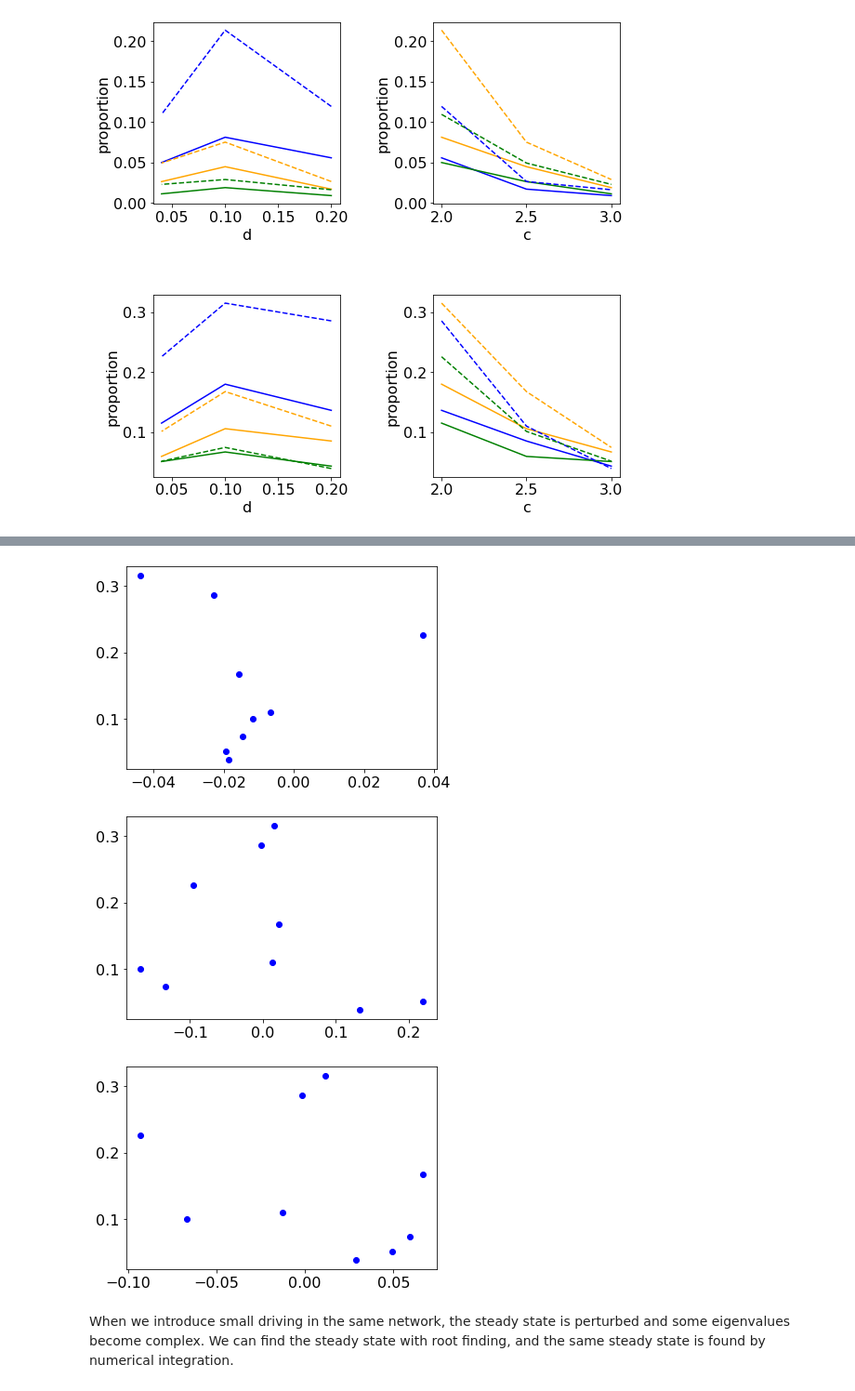
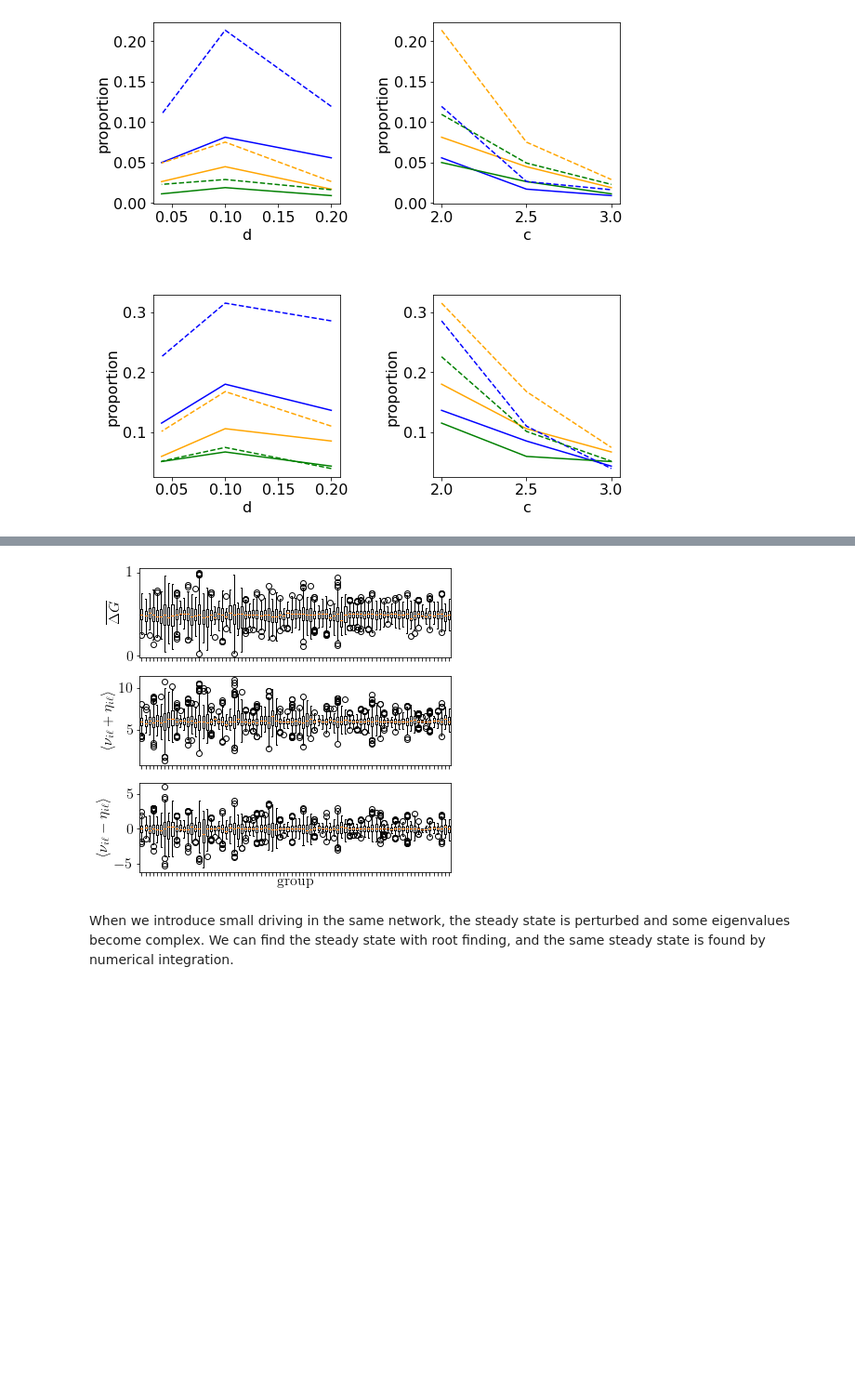
Before and after one commit to znicolaou/rmtchem, a Jupyter notebook: rmtchem.ipynb, the cells around one changed output, grey strips where cells are left out. Shown at 93% size. Cells and saved outputs as stored; diff of their text form; code cells hidden in the pictures; blank space fills up the shorter version.

```diff
--- a/rmtchem.ipynb
+++ b/rmtchem.ipynb
@@ -229,14 +195,62 @@ plt.show()
-# %%
-plt.plot((vals[:,9]-vals[:,10])/(vals[:,0]*vals[:,1])*vals[:,2],vals[:,8]/vals[:,6],'bo')
-plt.show()
-plt.plot((vals[:,11]-vals[:,12])/(vals[:,0]*vals[:,1])*vals[:,2],vals[:,8]/vals[:,6],'bo')
-plt.show()
-plt.plot((vals[:,13]-vals[:,14])/(vals[:,0]*vals[:,1])*vals[:,2],vals[:,8]/vals[:,6],'bo')
-plt.show()
-# %% [output]
-[figure, removed]
-[figure, removed]
-[figure, removed]
+# %%
+ns=[50,100,200]
+cs=[2,2.5,3]
+ds=[5,10,25]
+
+
+plt.subplots(3,1,figsize=(6,6))
+
+plt.subplot(3,1,1)
+plt.tick_params(axis='x', which='both', bottom=True,  top=False, labelbottom=False)
+plots=[]
+for n in ns:
+    for c in cs:
+        for d in ds:
+            vals=np.loadtxt('data/'+str(n)+'_'+str(c)+'_'+str(d)+'.txt')
+            plots.append(vals[np.where(vals[:,5]==0.)[0],8]/(n/d))
+            plots.append(vals[np.where(vals[:,5]==1.)[0],8]/(n/d))
+            plots.append(vals[np.where(vals[:,5]==2.)[0],8]/(n/d))
+
+# plt.xlabel('group')
+plt.xticks([])
+plt.ylabel('$\overline{\Delta G}$')
+plt.boxplot(plots)
+
+plt.subplot(3,1,2)
+plt.tick_params(axis='x', which='both', bottom=True,  top=False, labelbottom=False)
+plots=[]
+for n in ns:
+    for c in cs:
+        for d in ds:
+            vals=np.loadtxt('data/'+str(n)+'_'+str(c)+'_'+str(d)+'.txt')
+            plots.append((vals[np.where(vals[:,5]==0.)[0],6]+vals[np.where(vals[:,5]==0.)[0],7])/(n/d*c))
+            plots.append((vals[np.where(vals[:,5]==1.)[0],6]+vals[np.where(vals[:,5]==1.)[0],7])/(n/d*c))
+            plots.append((vals[np.where(vals[:,5]==2.)[0],6]+vals[np.where(vals[:,5]==2.)[0],7])/(n/d*c))
+
+# plt.xlabel('group')
+plt.xticks([])
+plt.ylabel(r'$\langle \nu_{i\ell}+\eta_{i\ell} \rangle$')
+plt.boxplot(plots)
+
+plt.subplot(3,1,3)
+plt.tick_params(axis='x', which='both', bottom=True,  top=False, labelbottom=False)
+plots=[]
+for n in ns:
+    for c in cs:
+        for d in ds:
+            vals=np.loadtxt('data/'+str(n)+'_'+str(c)+'_'+str(d)+'.txt')
+            plots.append((vals[np.where(vals[:,5]==0.)[0],6]-vals[np.where(vals[:,5]==0.)[0],7])/(n/d*c))
+            plots.append((vals[np.where(vals[:,5]==1.)[0],6]-vals[np.where(vals[:,5]==1.)[0],7])/(n/d*c))
+            plots.append((vals[np.where(vals[:,5]==2.)[0],6]-vals[np.where(vals[:,5]==2.)[0],7])/(n/d*c))
+
+plt.xlabel('group')
+plt.ylabel(r'$\langle \nu_{i\ell}-\eta_{i\ell} \rangle$')
+plt.boxplot(plots)
+
+plt.savefig('plots/fig4.pdf')
+plt.show()
+# %% [output]
+[figure, added]
 # %% [markdown]
 When we introduce small driving in the same network, the steady state is perturbed and some eigenvalues become complex. We can find the steady state with root finding, and the same steady state is found by numerical integration.
 # %%
```
Also changed, not shown: parts of 6 cells of this notebook, 2 other files.
